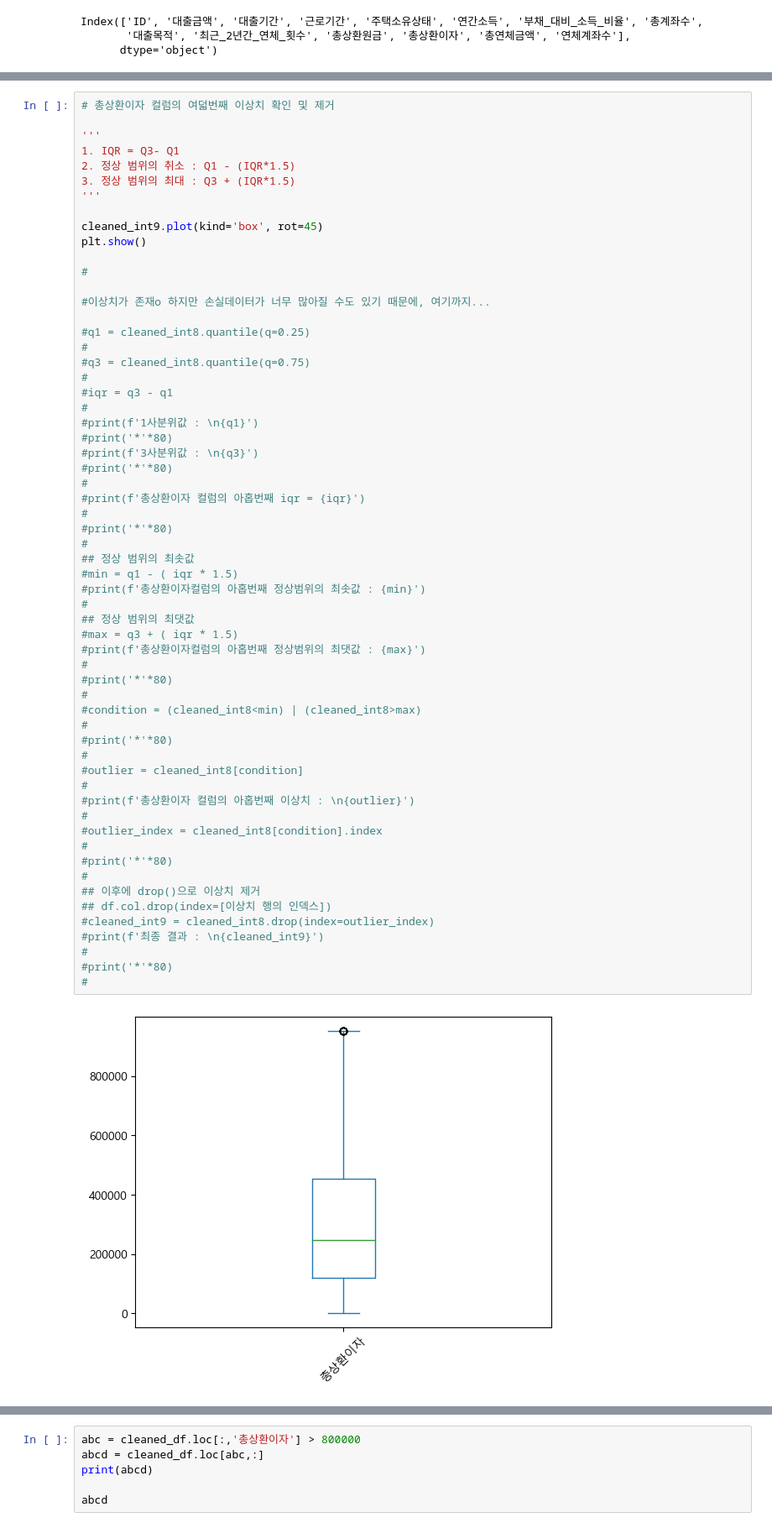
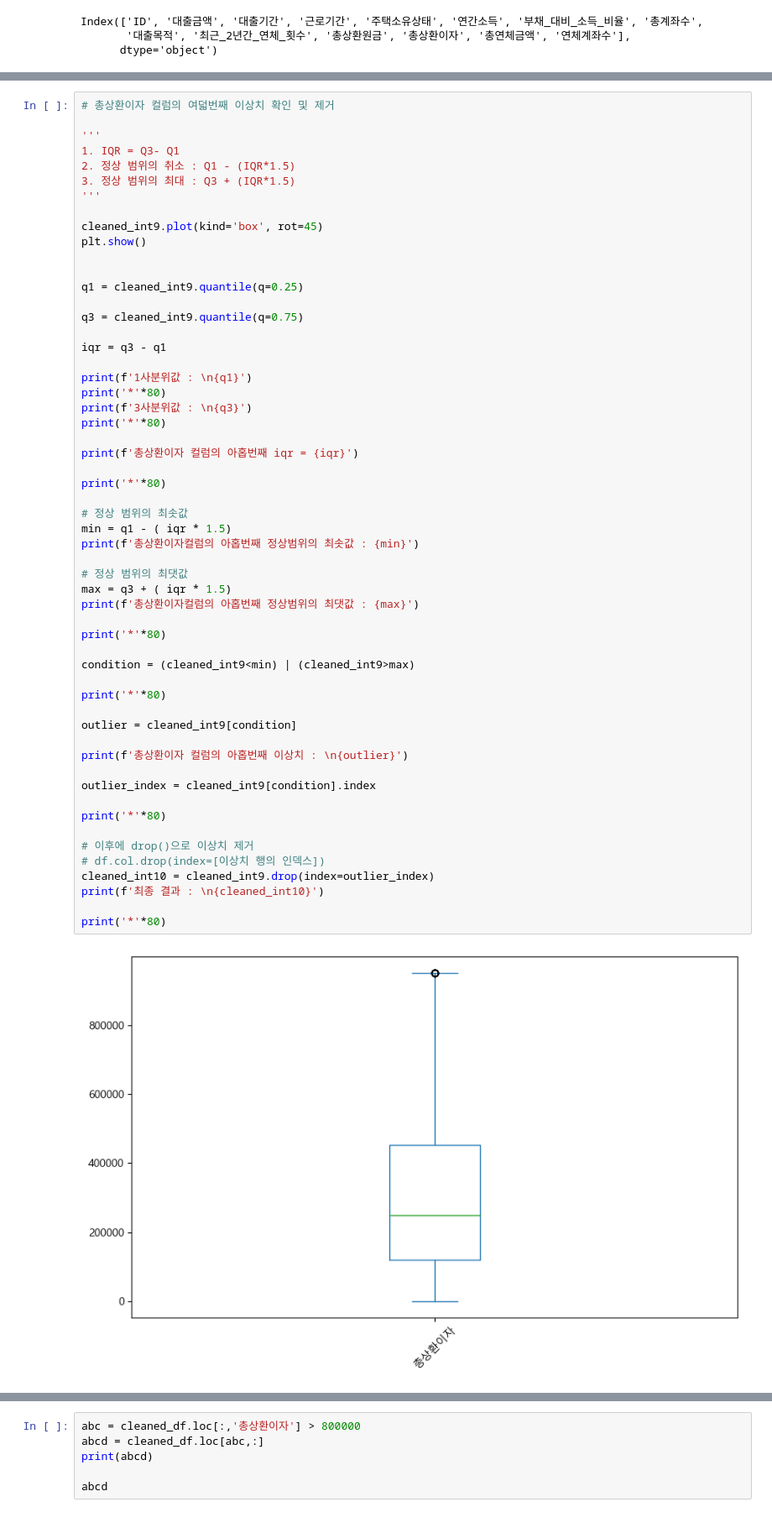
Before and after one commit to Nvuly/Customer_Loan_Rating_Hackathon, a Jupyter notebook: Customer_Loan_Rating_Hackathon.ipynb, the cells around one changed output, grey strips where cells are left out. Shown at 84% size. Saved outputs shown, nothing was run; the diff lists cells and outputs as text.

```diff
--- a/Customer_Loan_Rating_Hackathon.ipynb
+++ b/Customer_Loan_Rating_Hackathon.ipynb
@@ -2374,62 +2374,58 @@ Name: 총상환이자, Length: 85821, dtype: float64
 # %%
 # 총상환이자 컬럼의 여덟번째 이상치 확인 및 제거
 
 '''
 1. IQR = Q3- Q1
 2. 정상 범위의 취소 : Q1 - (IQR*1.5)
 3. 정상 범위의 최대 : Q3 + (IQR*1.5)
 '''
 
 cleaned_int9.plot(kind='box', rot=45)
 plt.show()
 
-#
 
-#이상치가 존재o 하지만 손실데이터가 너무 많아질 수도 있기 때문에, 여기까지...
+q1 = cleaned_int9.quantile(q=0.25)
 
-#q1 = cleaned_int8.quantile(q=0.25)
-#
-#q3 = cleaned_int8.quantile(q=0.75)
-#
-#iqr = q3 - q1
-#
-#print(f'1사분위값 : \n{q1}')
-#print('*'*80)
-#print(f'3사분위값 : \n{q3}')
-#print('*'*80)
-#
-#print(f'총상환이자 컬럼의 아홉번째 iqr = {iqr}')
-#
-#print('*'*80)
-#
-## 정상 범위의 최솟값
-#min = q1 - ( iqr * 1.5)
-#print(f'총상환이자컬럼의 아홉번째 정상범위의 최솟값 : {min}')
-#
-## 정상 범위의 최댓값
-#max = q3 + ( iqr * 1.5)
-#print(f'총상환이자컬럼의 아홉번째 정상범위의 최댓값 : {max}')
-#
-#print('*'*80)
-#
-#condition = (cleaned_int8<min) | (cleaned_int8>max)
-#
-#print('*'*80)
-#
-#outlier = cleaned_int8[condition]
-#
-#print(f'총상환이자 컬럼의 아홉번째 이상치 : \n{outlier}')
-#
-#outlier_index = cleaned_int8[condition].index
-#
-#print('*'*80)
-#
-## 이후에 drop()으로 이상치 제거
-## df.col.drop(index=[이상치 행의 인덱스])
-#cleaned_int9 = cleaned_int8.drop(index=outlier_index)
-#print(f'최종 결과 : \n{cleaned_int9}')
-#
-#print('*'*80)
-#
+q3 = cleaned_int9.quantile(q=0.75)
+
+iqr = q3 - q1
+
+print(f'1사분위값 : \n{q1}')
+print('*'*80)
+print(f'3사분위값 : \n{q3}')
+print('*'*80)
+
+print(f'총상환이자 컬럼의 아홉번째 iqr = {iqr}')
+
+print('*'*80)
+
+# 정상 범위의 최솟값
+min = q1 - ( iqr * 1.5)
+print(f'총상환이자컬럼의 아홉번째 정상범위의 최솟값 : {min}')
+
+# 정상 범위의 최댓값
+max = q3 + ( iqr * 1.5)
+print(f'총상환이자컬럼의 아홉번째 정상범위의 최댓값 : {max}')
+
+print('*'*80)
+
+condition = (cleaned_int9<min) | (cleaned_int9>max)
+
+print('*'*80)
+
+outlier = cleaned_int9[condition]
+
+print(f'총상환이자 컬럼의 아홉번째 이상치 : \n{outlier}')
+
+outlier_index = cleaned_int9[condition].index
+
+print('*'*80)
+
+# 이후에 drop()으로 이상치 제거
+# df.col.drop(index=[이상치 행의 인덱스])
+cleaned_int10 = cleaned_int9.drop(index=outlier_index)
+print(f'최종 결과 : \n{cleaned_int10}')
+
+print('*'*80)
 # %% [output]
-[figure, old version]
+[figure, new version]
```
Also changed, not shown: parts of 59 cells of this notebook, 1 other file.
